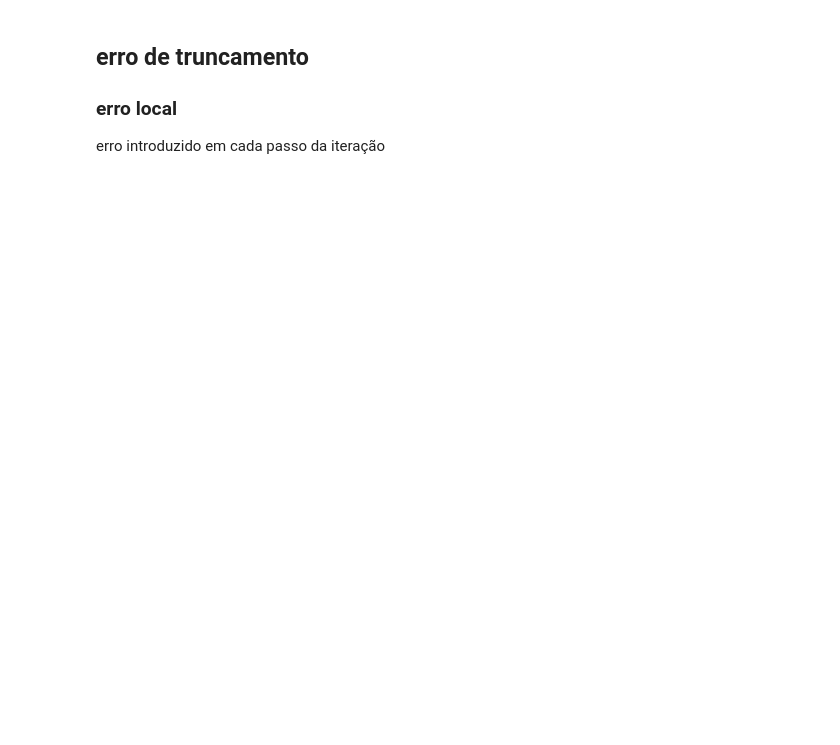
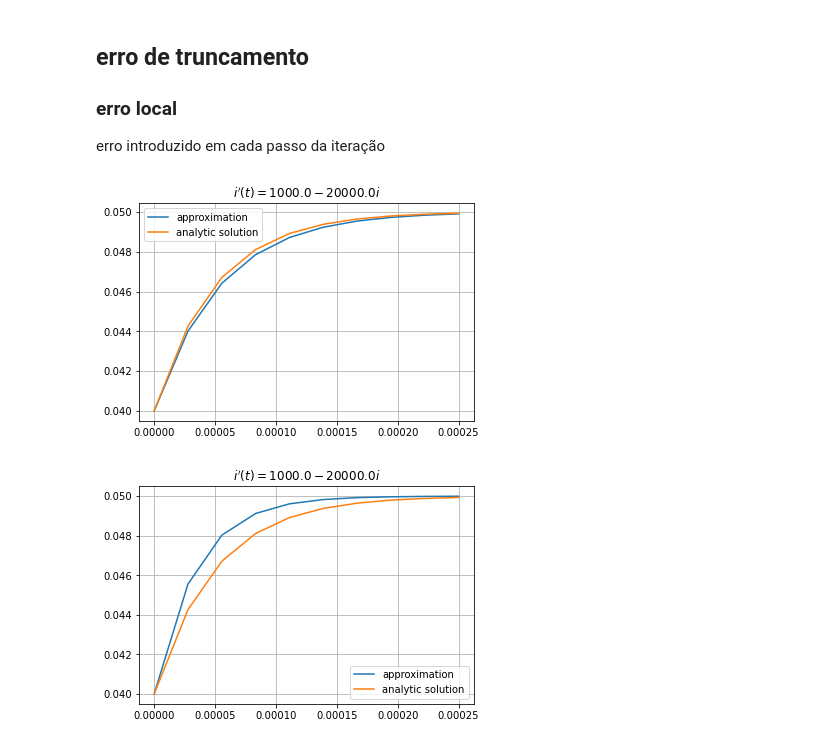
Before and after one commit to luiseduardomendes/MathematicalMethods, a Jupyter notebook: area2/10_initial_value_problems.ipynb, the cells around one changed output. Drawn from its saved outputs; the diff is of its cells as text; code cells hidden in the pictures; blank space fills up the shorter version.

```diff
--- a/area2/10_initial_value_problems.ipynb
+++ b/area2/10_initial_value_problems.ipynb
@@ -92,3 +92,55 @@ plt.show()
 ## erro de truncamento
 ### erro local
 erro introduzido em cada passo da iteração
+# %%
+def heun_method_edo_solver(f_ux, u, x, x_, u0):
+    u_ = [0 for i in range(len(x_))]
+    u_[0] = u0
+
+    for n in range(len(x_) - 1):
+        h = x_[n+1] - x_[n]
+
+        # first approximation
+        u_[n+1] = u_[n] + h * f_ux.subs(x, x_[n]).subs(u, u_[n])
+
+        f_un_xn = f_ux.subs(x, x_[n]).subs(u, u_[n])
+        f_un1_xn1 = f_ux.subs(x, x_[n+1]).subs(u, u_[n+1])
+
+        temp = (f_un_xn + f_un1_xn1) / 2
+
+        # approximation correction
+        u_[n+1] = u_[n] + h * temp
+    return u_
+
+def plot(u_, x_, f_ux, u_analytic):
+    plt.grid()
+    plt.plot(x_, u_, label='approximation')
+    plt.plot(x_, u_analytic, label='analytic solution')
+    plt.legend()
+    plt.title('$i\'(t)='+sp.latex(f_ux)+'$')
+    plt.show()
+
+t = sp.Symbol('t')
+i = sp.Symbol('i')
+
+L = 60 * 10**(-3)
+R = 1.2 * 10**(3)
+V = 60
+i0 = 40 * 10**(-3)
+f_ti = V/L - R*i/L
+
+ct = 5 * L/R
+t_ = np.linspace(0, ct, 10)
+
+i_analytic = 0.05-0.01*sp.exp(-20000*t)
+i1 = [i_analytic.subs(t, a) for a in t_]
+
+i_ = heun_method_edo_solver(f_ti, i, t, t_, i0)
+plot(i_, t_, f_ti, i1)
+
+from initial_value_problem import first_order_differential_equation
+i_ = first_order_differential_equation(f_ti, i, t, t_, i0)
+plot(i_, t_, f_ti, i1)
+# %% [output]
+[figure, added]
+[figure, added]
```
Also changed, not shown: parts of 3 cells of this notebook, 2 other files.
